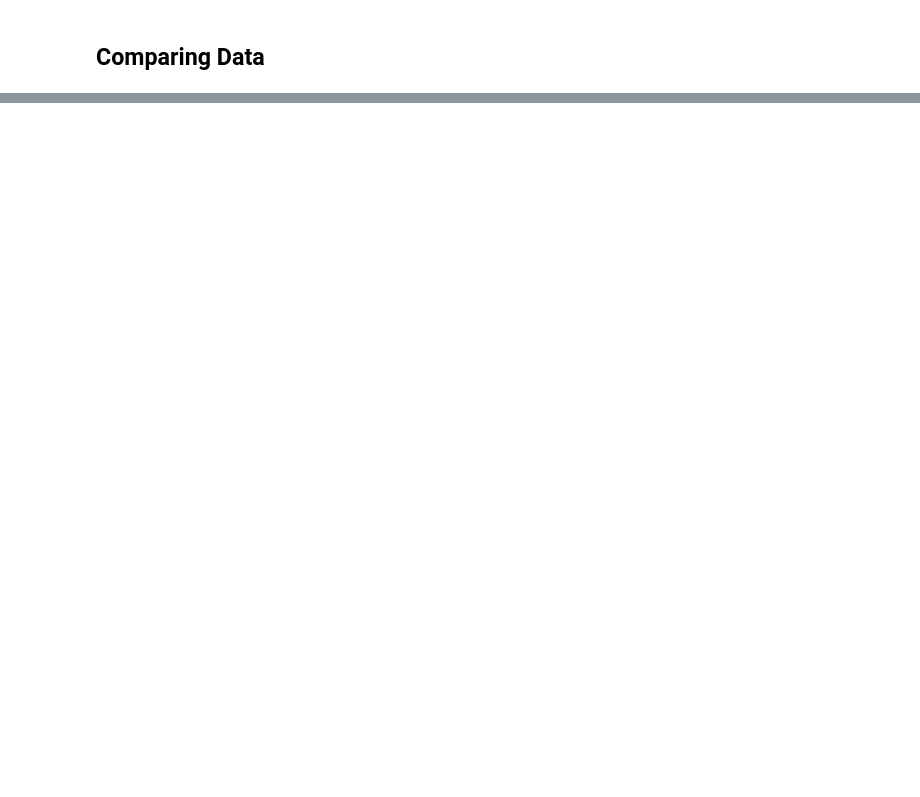
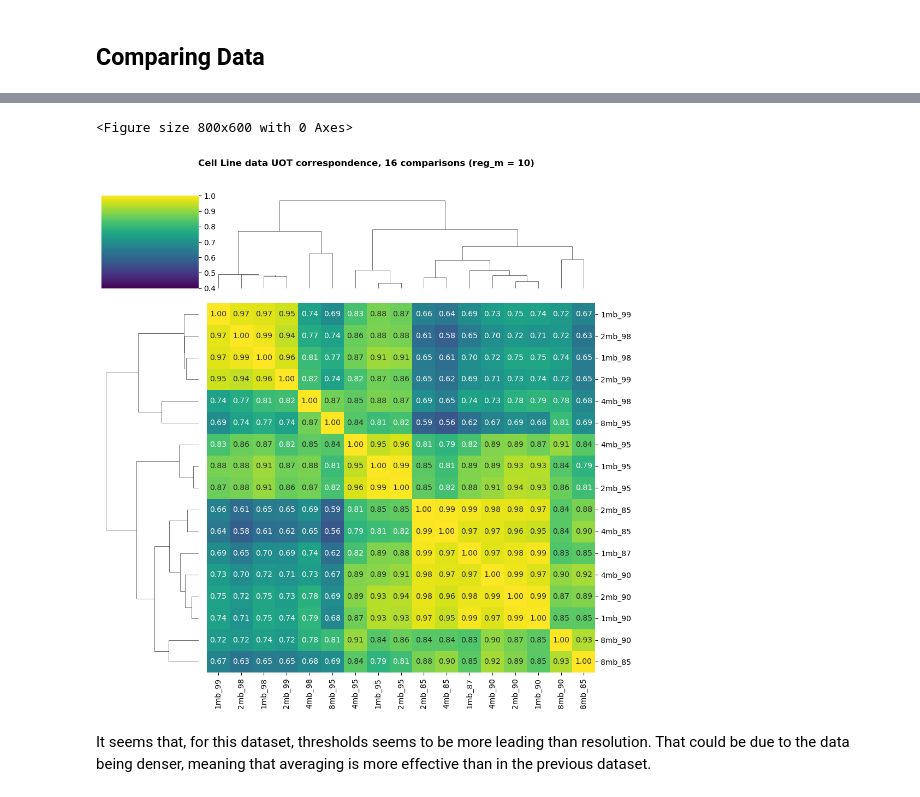
Before and after one commit to OlivierJSm/MasterInternship1, a Jupyter notebook: Testing/HiCOT Experimenting/Single Cell/UOT/Cell Lines/ramani_uot_time.ipynb, the cells around one changed output, grey strips where cells are left out. Drawn from its saved outputs; the diff is of its cells as text; code cells hidden in the pictures; blank space fills up the shorter version.

```diff
--- a/Testing/HiCOT Experimenting/Single Cell/UOT/Cell Lines/ramani_uot_time.ipynb
+++ b/Testing/HiCOT Experimenting/Single Cell/UOT/Cell Lines/ramani_uot_time.ipynb
@@ -274,0 +581,30 @@ Finished OT for res=1, thres=98 in 18.515740499999083 seconds
+# %%
+### Calculating Pearson Correlation ###
+corr_df = calc_corr_matrix(methods_dict)
+# %%
+### Visualizing correlation matrix ###
+    # Filter method IDs for this group
+method_ids = methods_dict.keys()
+
+# Generate readable labels
+labels = [f"{mid[0]}mb_{mid[1]}" for mid in method_ids]
+
+plt.figure(figsize=(8, 6))
+sns.clustermap(
+    corr_df,
+    xticklabels=labels,
+    yticklabels=labels,
+    annot=True,
+    fmt=".2f",
+    cmap="viridis",
+    vmin=0.4,
+    vmax=1
+)
+title = "Cell Line data UOT correspondence, 16 comparisons (reg_m = 10)"
+plt.suptitle(title, y=1.02, fontweight='bold')
+plt.tight_layout()
+# %% [output]
+<Figure size 800x600 with 0 Axes>
+[figure, added]
+# %% [markdown]
+It seems that, for this dataset, thresholds seems to be more leading than resolution. That could be due to the data being denser, meaning that averaging is more effective than in the previous dataset.
```
Also changed, not shown: parts of 15 cells of this notebook, 5 other files.
